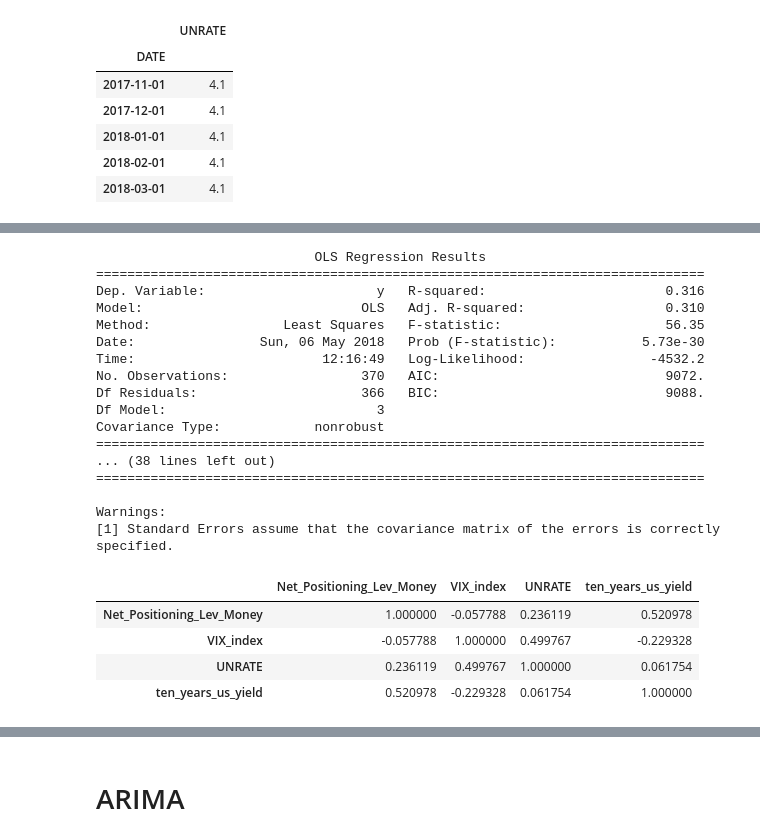
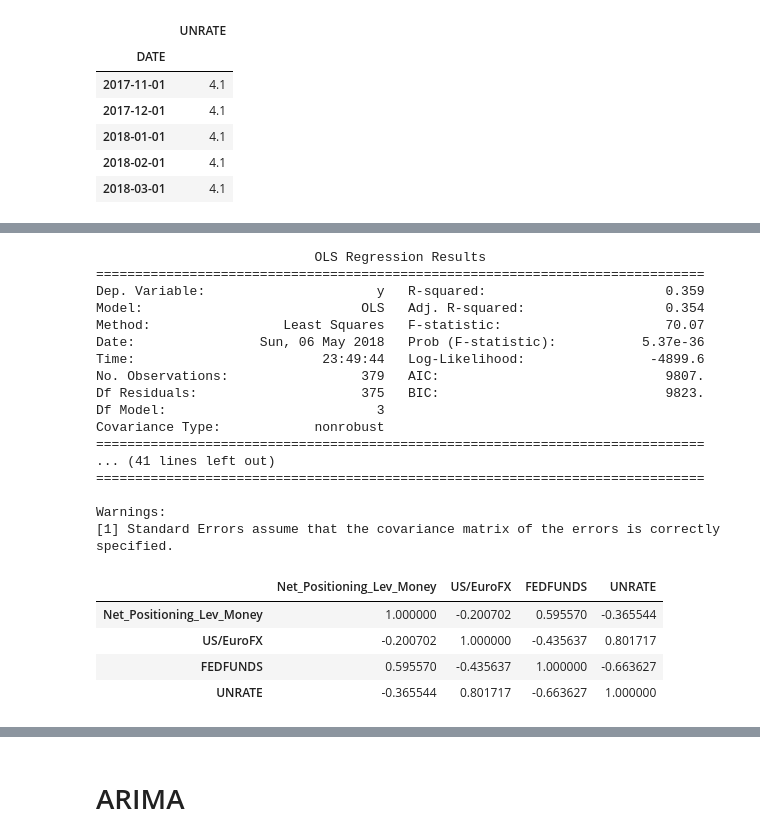
Before and after one commit to leonardich/Stats_project, a Jupyter notebook: Regression.ipynb, the cells around one changed output, grey strips where cells are left out. Drawn from its saved outputs; the diff is of its cells as text; code cells hidden in the pictures.

```diff
--- a/Regression.ipynb
+++ b/Regression.ipynb
@@ -424,0 +470,12 @@ import statsmodels.api as sm
+# %%
+df_oil_fut_annual = pd.DataFrame(index=oil_supply.index, columns=[['Long', 'Short', 'Fut Price', 'Energy Index']])
+for i in oil_supply.index:
+    df_oil_fut_annual.loc[i]['Long'] = dictionary_commodities["CRUDE OIL, LIGHT SWEET - NEW YORK MERCANTILE EXCHANGE"]\
+    ["M_Money_Positions_Long_ALL"].loc[str(i)].mean()
+    df_oil_fut_annual.loc[i]['Short'] = dictionary_commodities["CRUDE OIL, LIGHT SWEET - NEW YORK MERCANTILE EXCHANGE"]\
+    ["M_Money_Positions_Short_ALL"].loc[str(i)].mean()
+    df_oil_fut_annual.loc[i]['Fut Price'] = df['crude_oil_ls_futeres_price'].loc[str(i)].mean()
+    df_oil_fut_annual.loc[i]['Energy Index'] = energy_index.loc[str(i)].mean()
+
+df_oil_fut_annual = df_oil_fut_annual.astype('float64')
+df_oil_fut_annual
@@ -424,0 +514,6 @@ import statsmodels.api as sm
+# %%
+# US Dollars to one Euro
+doll2euro = pd.read_csv("C:/Users/pc/Desktop/SG_project/Data/"+"DEXUSEU_doll_euro.csv", index_col=[0], parse_dates=True)
+doll2euro = doll2euro.rename(columns={"DEXUSEU":"US/EuroFX"})
+doll2euro = pd.to_numeric(doll2euro['US/EuroFX'], errors="coerce")
+doll2euro.loc["2011"].head()
@@ -425,5 +528,7 @@ import statsmodels.api as sm
+# %%
+doll2euro = set_cftc_index(doll2euro, 'avg')
 # %%
-def mult_lin_reg(y, *args, x_label='', y_label=''):
+def mult_lin_reg(y, *args, x_label='', y_label='', title=''):
     # for each x_i provide a lag
     # (Series,       Series1, 0, Series2, 0, Series, 1)
     import matplotlib as mpl
@@ -454,15 +559,25 @@ def mult_lin_reg(y, *args, x_label='', y_label=''):
         print(model.summary())
         corr = pearsonr(x.flatten(), y.flatten())
         print("Correlation = ", corr[0])
-        plt.plot(x, model.fittedvalues, color='red', lw=.5)
+        print("\n***********************************************************************************************\n")
+        plt.plot(x, model.fittedvalues, color='orange', lw=.85)
 
         # last 50 data points correspond roughly to a year
         model = sm.OLS(y[-50:], X[-50:]).fit()
         print(model.summary())
         corr = pearsonr(x.flatten()[-50:], y.flatten()[-50:])
         print("Correlation = ", corr[0])
-        plt.plot(x[-50:], model.fittedvalues, color='red', lw=.5)
 
+        if model.params[1] > 0:
+            reg_lin_eq = "y="+str(round(model.params[0], 2))+"+"+str(round(model.params[1], 2))+"x"
+        else:
+            reg_lin_eq = "y="+str(round(model.params[0], 2))+str(round(model.params[1], 2))+"x"
+        plt.plot(x[-50:], model.fittedvalues, color='red', lw=.85, label=reg_lin_eq)
+        leg = plt.legend(loc='best', fontsize=11.5)
+        leg.get_lines()[0].set_linewidth(3.0)
+
+
+        plt.title(title, fontsize=15)
         plt.xlabel(x_label, fontsize=15)
         plt.ylabel(y_label, fontsize=15)
 
@@ -470,10 +585,15 @@ def mult_lin_reg(y, *args, x_label='', y_label=''):
         cm = plt.cm.get_cmap('viridis')
         plt.scatter(x, y, c=plt_dates, s=fed_funds_rate*40,  cmap=cm)
         plt.colorbar(ticks=mpl.dates.YearLocator(1, month=6), format=mpl.dates.DateFormatter('%d %b %y'))
+
+        plt.savefig("C:/Users/pc/Desktop/SG_project/Data/plots/"+x_label+"_VS_"+y_label+title+".png"
+                    , bbox_inches='tight', dpi=150)
     else:
         model = sm.OLS(y, X).fit()
         print(model.summary())
+        print("\n***********************************************************************************************\n")
         model = sm.OLS(y[-50:], X[-50:]).fit()
         print(model.summary())
 
+
         return joined.corr()
@@ -480,26 +724,26 @@ def mult_lin_reg(y, *args, x_label='', y_label=''):
 # %%
-mult_lin_reg(dictionary_financials["EURO FX - CHICAGO MERCANTILE EXCHANGE"]\
-             ["Net_Positioning_Lev_Money"], vix_index, 0, unempl_rate, 0, df['ten_years_us_yield'], 9)
+mult_lin_reg(dictionary_financials["E-MINI S&P 500 STOCK INDEX - CHICAGO MERCANTILE EXCHANGE"]\
+             ["Net_Positioning_Lev_Money"], doll2euro, 0, fed_funds_rate, 0, unempl_rate, 0)
 # %% [output]
                             OLS Regression Results
 ==============================================================================
-Dep. Variable:                      y   R-squared:                       0.316
-Model:                            OLS   Adj. R-squared:                  0.310
-Method:                 Least Squares   F-statistic:                     56.35
-Date:                Sun, 06 May 2018   Prob (F-statistic):           5.73e-30
-Time:                        12:16:49   Log-Likelihood:                -4532.2
-No. Observations:                 370   AIC:                             9072.
-Df Residuals:                     366   BIC:                             9088.
+Dep. Variable:                      y   R-squared:                       0.359
+Model:                            OLS   Adj. R-squared:                  0.354
+Method:                 Least Squares   F-statistic:                     70.07
+Date:                Sun, 06 May 2018   Prob (F-statistic):           5.37e-36
+Time:                        23:49:44   Log-Likelihood:                -4899.6
+No. Observations:                 379   AIC:                             9807.
+Df Residuals:                     375   BIC:                             9823.
 Df Model:                           3
 Covariance Type:            nonrobust
 ==============================================================================
-... (38 lines left out)
+... (41 lines left out)
 ==============================================================================
 
 Warnings:
 [1] Standard Errors assume that the covariance matrix of the errors is correctly specified.
-|  | Net_Positioning_Lev_Money | VIX_index | UNRATE | ten_years_us_yield |
-| Net_Positioning_Lev_Money | 1.000000 | -0.057788 | 0.236119 | 0.520978 |
-| VIX_index | -0.057788 | 1.000000 | 0.499767 | -0.229328 |
-| UNRATE | 0.236119 | 0.499767 | 1.000000 | 0.061754 |
-| ten_years_us_yield | 0.520978 | -0.229328 | 0.061754 | 1.000000 |
+|  | Net_Positioning_Lev_Money | US/EuroFX | FEDFUNDS | UNRATE |
+| Net_Positioning_Lev_Money | 1.000000 | -0.200702 | 0.595570 | -0.365544 |
+| US/EuroFX | -0.200702 | 1.000000 | -0.435637 | 0.801717 |
+| FEDFUNDS | 0.595570 | -0.435637 | 1.000000 | -0.663627 |
+| UNRATE | -0.365544 | 0.801717 | -0.663627 | 1.000000 |
```
Also changed, not shown: parts of 44 cells of this notebook, 1 other file.
